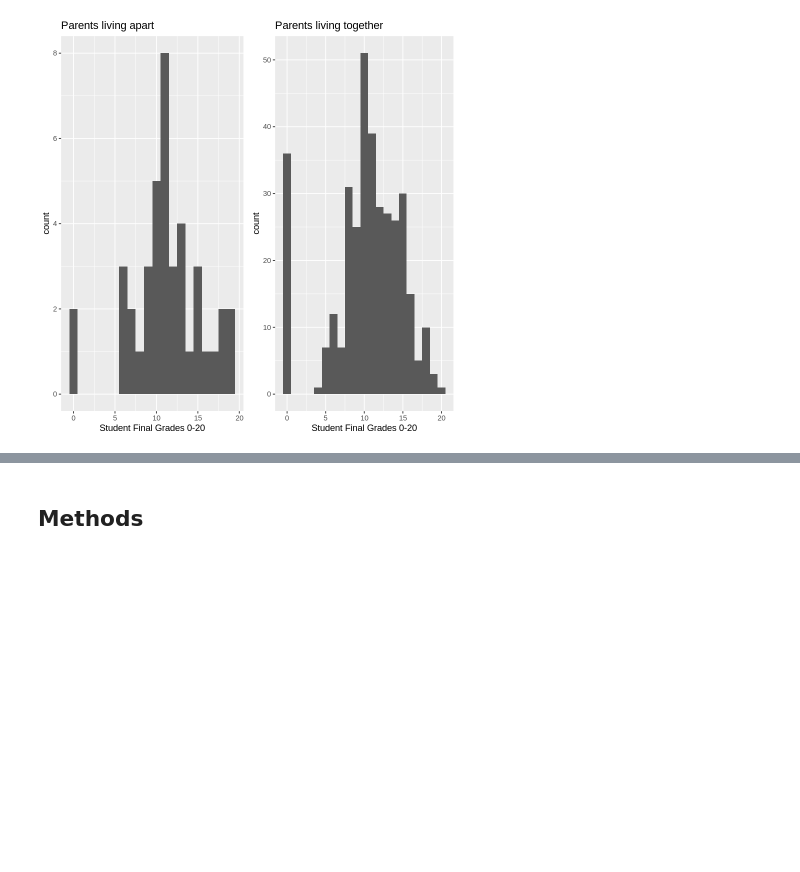
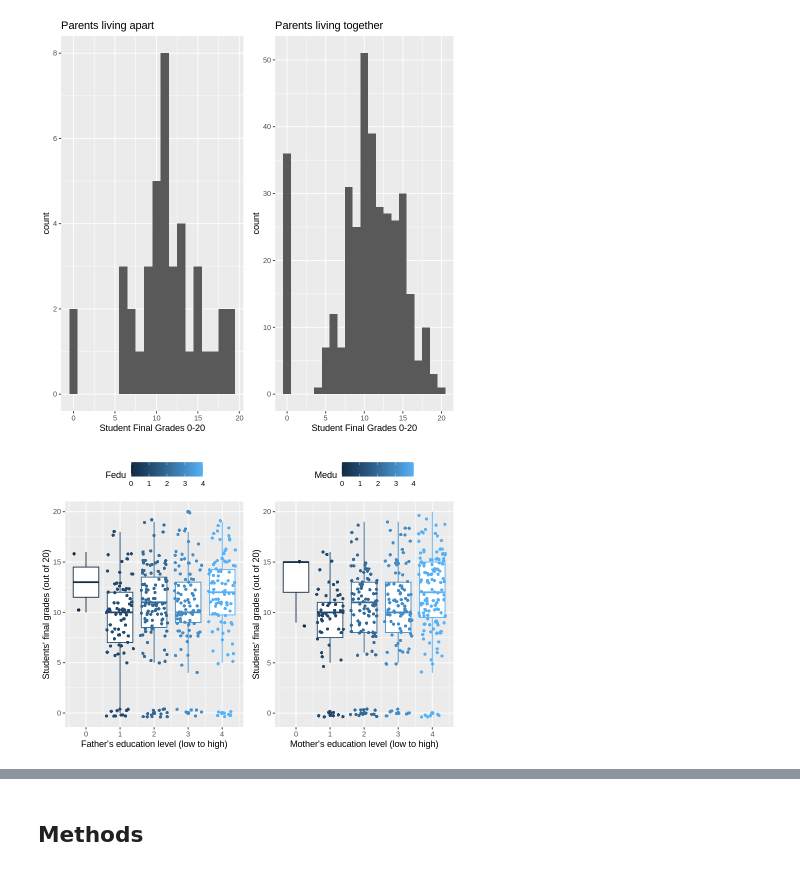
Before and after one commit to aidanmeharg/STAT_201_Project, a Jupyter notebook: proposal.ipynb, the cells around one changed output, grey strips where cells are left out. Saved outputs shown, nothing was run; the diff lists cells and outputs as text; code cells hidden in the pictures; blank space fills up the shorter version.

Commit message:
graphs and stuff

```diff
--- a/proposal.ipynb
+++ b/proposal.ipynb
@@ -97,3 +105,25 @@ plots_to_Pstatus[[2]] <- students |>
 grid.arrange(grobs = plots_to_Pstatus, ncol = 2)
 # %% [output]
 [figure]
+# %%
+plots_medu_fedu <- list()
+
+plots_medu_fedu[[1]] <- students |>
+                            ggplot(aes(x = Fedu, y = G3, group = Fedu, color = Fedu)) +
+                            geom_boxplot() +
+                            geom_jitter(shape = 16) +
+                            theme(legend.position = "top") +
+                            xlab("Father's education level (low to high)") +
+                            ylab("Students' final grades (out of 20)")
+
+plots_medu_fedu[[2]] <- students |>
+                            ggplot(aes(x = Medu, y = G3, group = Medu, color = Medu)) +
+                            geom_boxplot() +
+                            geom_jitter(shape = 16) +
+                            theme(legend.position = "top") +
+                            xlab("Mother's education level (low to high)") +
+                            ylab("Students' final grades (out of 20)")
+
+grid.arrange(grobs = plots_medu_fedu, ncol = 2)
+# %% [output]
+[figure, added]
```
Also changed, not shown: parts of 6 cells of this notebook.
